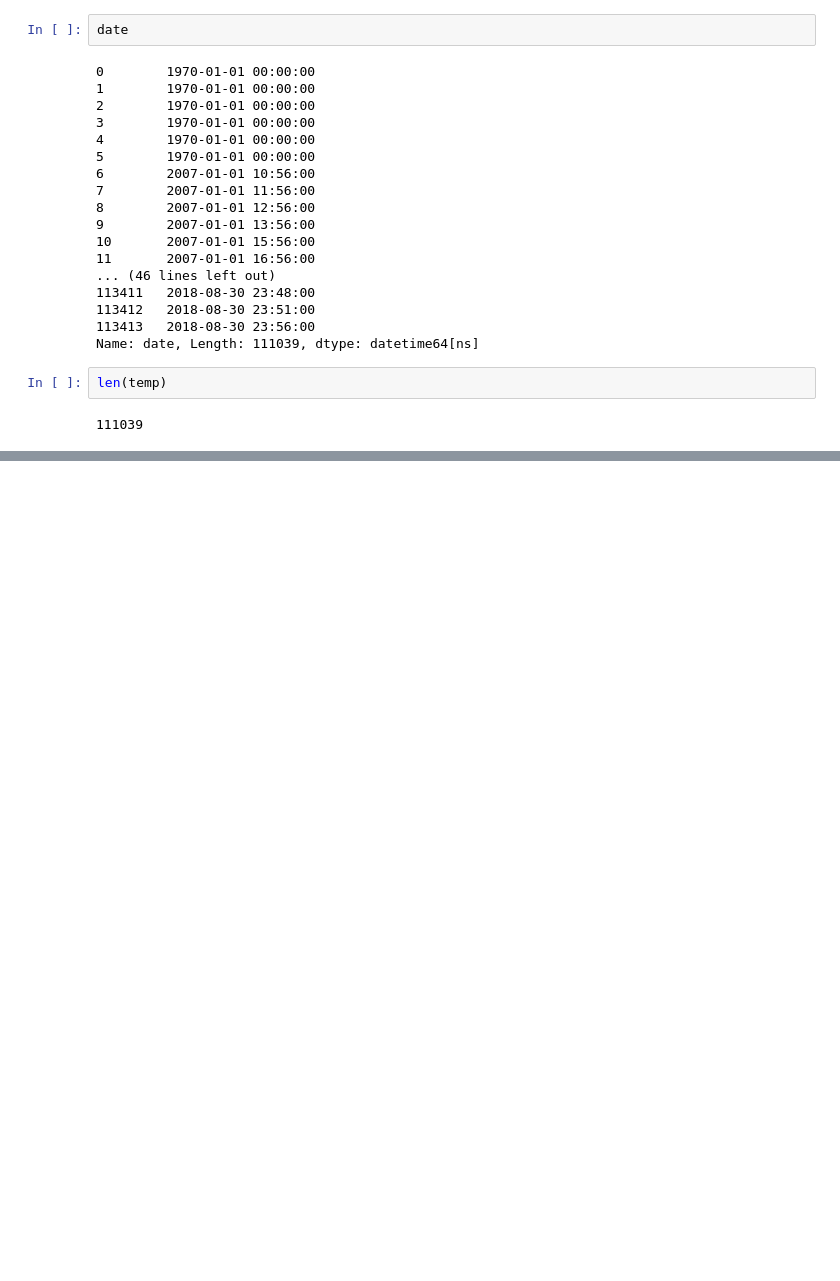
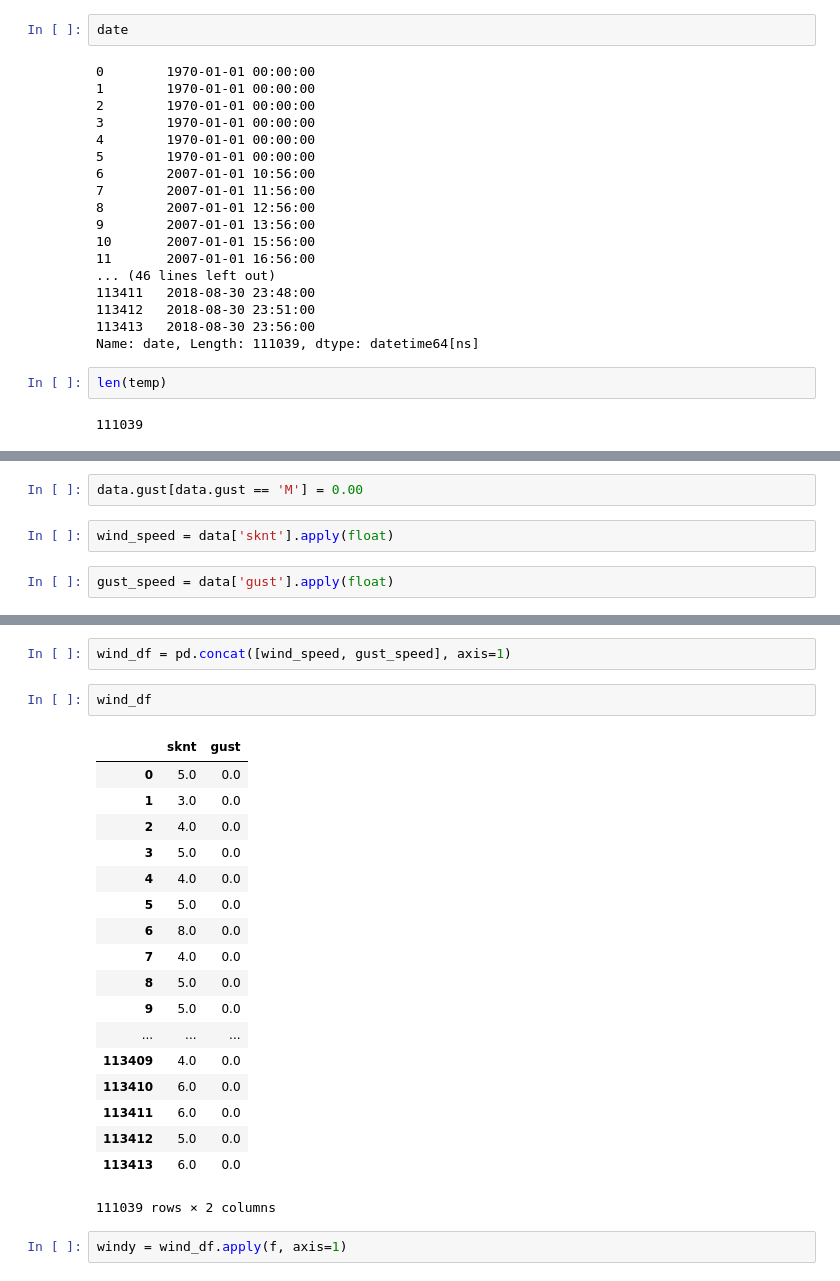
Before and after one commit to leannebaldwin/Pass_Closure, a Jupyter notebook: data_exploration/ASOS_stampede_pass/Stampede_pass_ASOS_Data_exploration.ipynb, the cells around one changed output, grey strips where cells are left out. Cells and saved outputs as stored; diff of their text form; blank space fills up the shorter version.

```diff
--- a/data_exploration/ASOS_stampede_pass/Stampede_pass_ASOS_Data_exploration.ipynb
+++ b/data_exploration/ASOS_stampede_pass/Stampede_pass_ASOS_Data_exploration.ipynb
@@ -447,0 +620,6 @@ len(temp)
+# %%
+data.gust[data.gust == 'M'] = 0.00
+# %%
+wind_speed = data['sknt'].apply(float)
+# %%
+gust_speed = data['gust'].apply(float)
@@ -447,0 +675,25 @@ len(temp)
+# %%
+wind_df = pd.concat([wind_speed, gust_speed], axis=1)
+# %%
+wind_df
+# %% [output]
+|  | sknt | gust |
+| 0 | 5.0 | 0.0 |
+| 1 | 3.0 | 0.0 |
+| 2 | 4.0 | 0.0 |
+| 3 | 5.0 | 0.0 |
+| 4 | 4.0 | 0.0 |
+| 5 | 5.0 | 0.0 |
+| 6 | 8.0 | 0.0 |
+| 7 | 4.0 | 0.0 |
+| 8 | 5.0 | 0.0 |
+| 9 | 5.0 | 0.0 |
+| ... | ... | ... |
+| 113409 | 4.0 | 0.0 |
+| 113410 | 6.0 | 0.0 |
+| 113411 | 6.0 | 0.0 |
+| 113412 | 5.0 | 0.0 |
+| 113413 | 6.0 | 0.0 |
+111039 rows × 2 columns
+# %%
+windy = wind_df.apply(f, axis=1)
```
Also changed, not shown: parts of 32 cells of this notebook.
